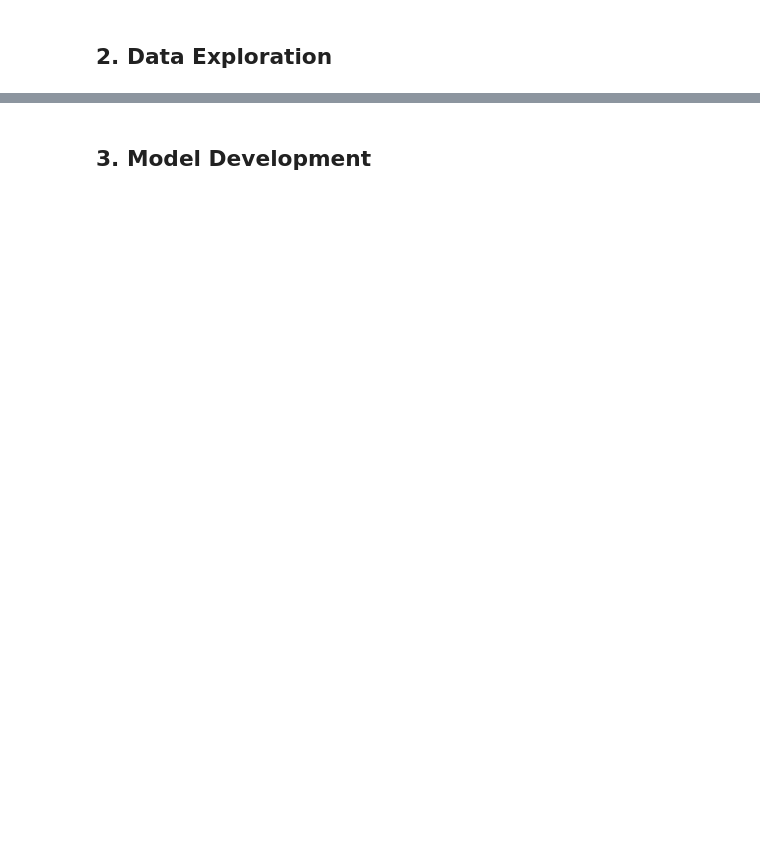
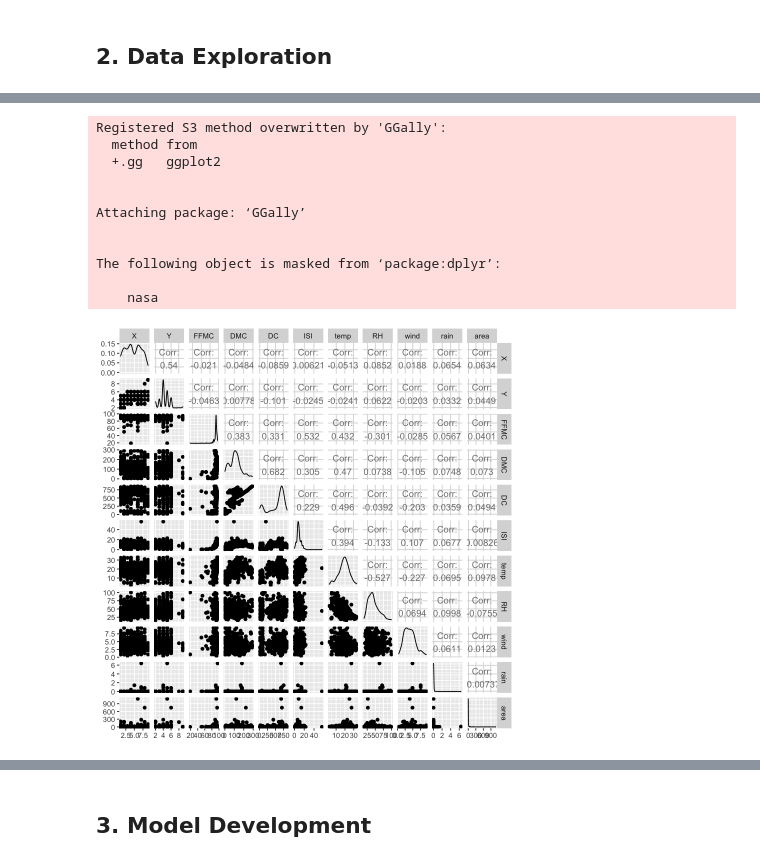
Before and after one commit to tvash/Spatial_Temporal_Analysis_BUSHFIRE_R, a Jupyter notebook: Spatial_Temporal_Analysis_BushFIRE_R.ipynb, the cells around one changed output, grey strips where cells are left out. Drawn from its saved outputs; the diff is of its cells as text; code cells hidden in the pictures; blank space fills up the shorter version.

```diff
--- a/Spatial_Temporal_Analysis_BushFIRE_R.ipynb
+++ b/Spatial_Temporal_Analysis_BushFIRE_R.ipynb
@@ -200,0 +224,18 @@ A matrix: 9 × 9 of type dbl
+# %%
+#Lets have a look at the Distribution of the Data
+library(GGally)
+
+ggpairs(df1_subset, bins=30)
+# %% [output]
+Registered S3 method overwritten by 'GGally':
+  method from
+  +.gg   ggplot2
+
+
+Attaching package: ‘GGally’
+
+
+The following object is masked from ‘package:dplyr’:
+
+    nasa
+[figure, added]
```
Also changed, not shown: parts of 101 cells of this notebook.
